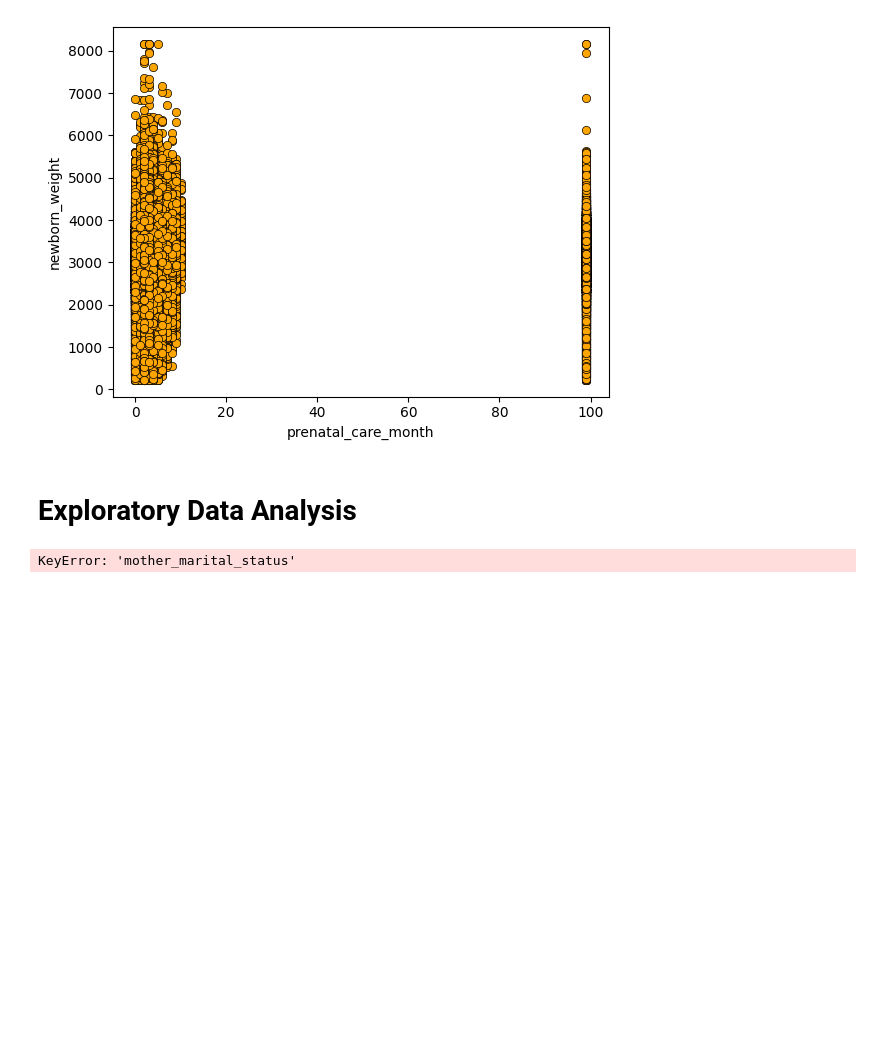
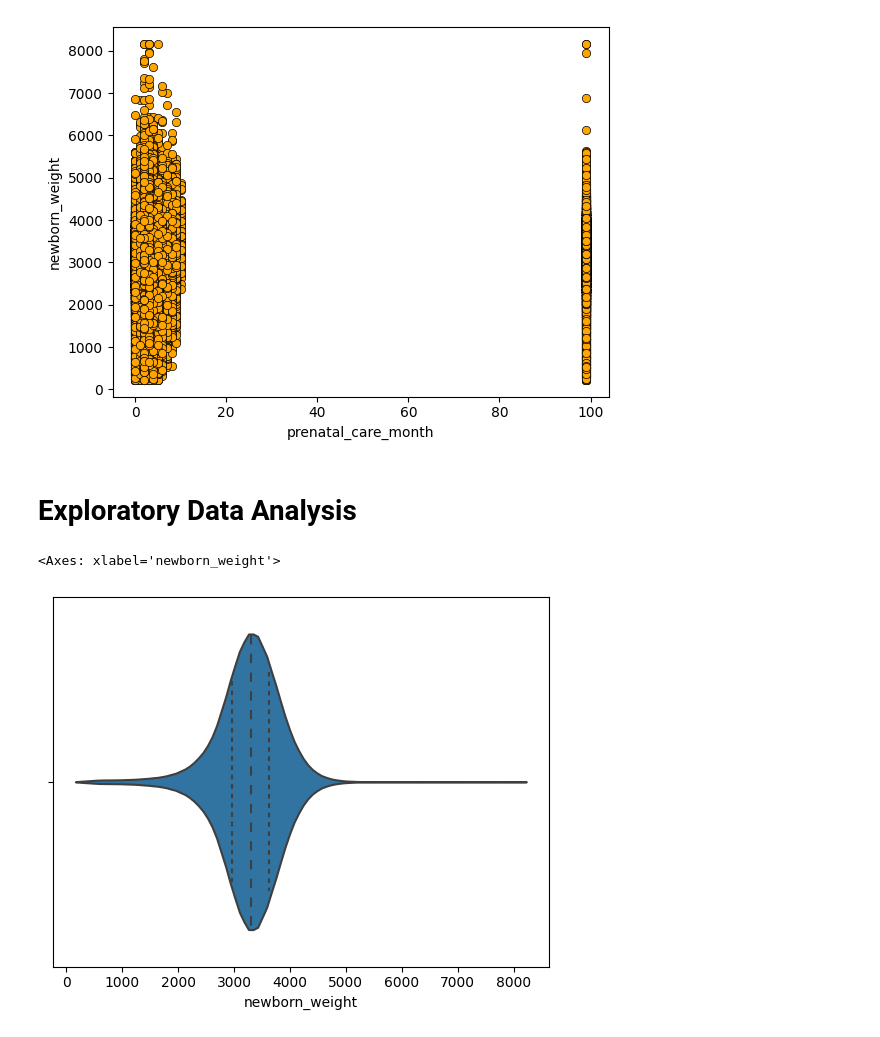
Before and after one commit to AlexWieli/ML_project, a Jupyter notebook: regression/regression.ipynb, the cells around one changed output. Saved outputs shown, nothing was run; the diff lists cells and outputs as text; code cells hidden in the pictures; blank space fills up the shorter version.

```diff
--- a/regression/regression.ipynb
+++ b/regression/regression.ipynb
@@ -222,7 +221,7 @@ mother_delivery_weight
 394.00       38
 Name: count, Length: 301, dtype: int64
 # %%
-dataset['mother_delivery_weight'].fillna(dataset['mother_delivery_weight'].mean(), inplace=True)
+dataset['mother_delivery_weight'].fillna(round(dataset['mother_delivery_weight'].mean()), inplace=True)
 # %% [markdown]
 ### Cigarettes before pregnancy
 
@@ -290,3 +256,0 @@ mother_marital_status_dummies
-# %%
-dataset = dataset.drop(['mother_marital_status'], axis=1)
-dataset.head(5)
@@ -300,3 +256,0 @@ dataset.head(5)
-# %%
-dataset = pd.concat([dataset, mother_marital_status_dummies,])
-dataset.head(5)
@@ -334,0 +257,17 @@ dataset.describe()
+# %%
+#Create dummies/one-hot encoding on every nominal attributes in train dataframe
+mother_marital_status_dummies = pd.get_dummies(dataset['mother_marital_status'],prefix='mother_marital_status')
+mother_race_dummies = pd.get_dummies(dataset['mother_race'],prefix='mother_race')
+father_education_dummies = pd.get_dummies(dataset['father_education'],prefix='father_education')
+previous_cesarean_dummies = pd.get_dummies(dataset['previous_cesarean'],prefix='previous_cesarean')
+newborn_gender_dummies = pd.get_dummies(dataset['newborn_gender'],prefix='newborn_gender')
+
+#Concate the dummies into train dataset
+dataset = pd.concat([dataset, mother_marital_status_dummies, mother_race_dummies, father_education_dummies, previous_cesarean_dummies, newborn_gender_dummies], axis=1)
+
+#Drop categorical attribute (before transformation)
+dataset = dataset.drop(['mother_marital_status','mother_race', 'father_education', 'previous_cesarean', 'newborn_gender'], axis=1)
+
+dataset = dataset.replace(False,0)
+dataset = dataset.replace(True,1)
+dataset
@@ -351,4 +298,5 @@ plt.xlabel('prenatal_care_month'); plt.ylabel('newborn_weight');
 # %%
-sns.violinplot(x=dataset['mother_marital_status'], inner="quartile", color="#36B37E")
+sns.violinplot(x=dataset['newborn_weight'], inner="quartile")
 # %% [output]
-KeyError: 'mother_marital_status'
+<Axes: xlabel='newborn_weight'>
+[figure, added]
```
Also changed, not shown: parts of 19 cells of this notebook.
